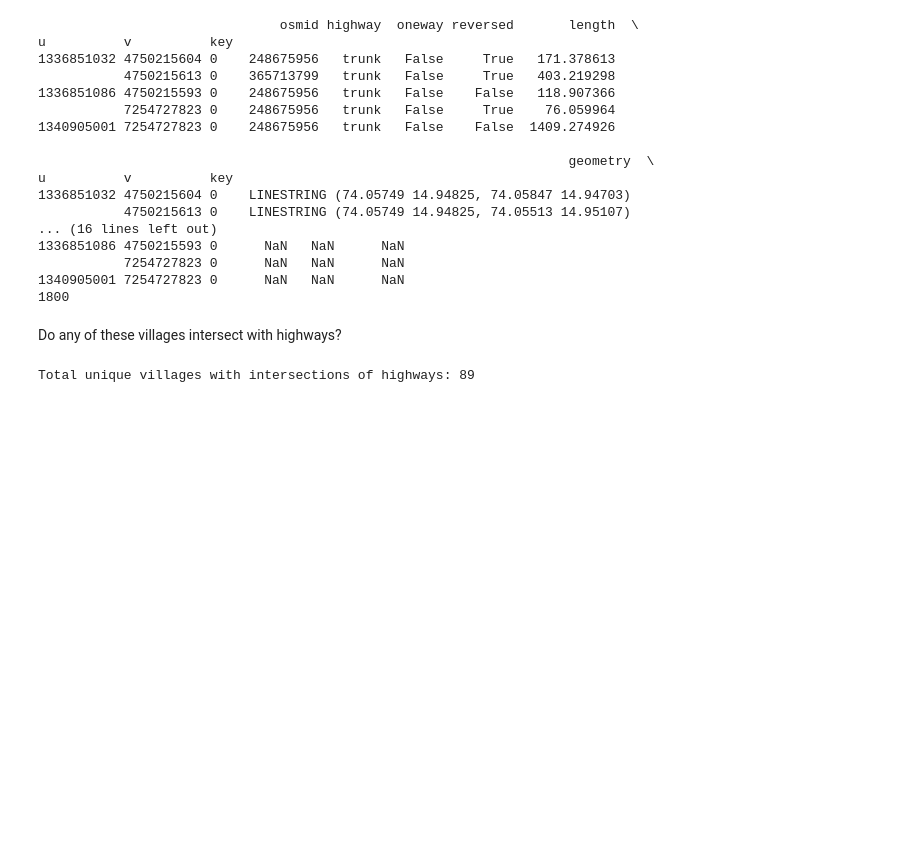
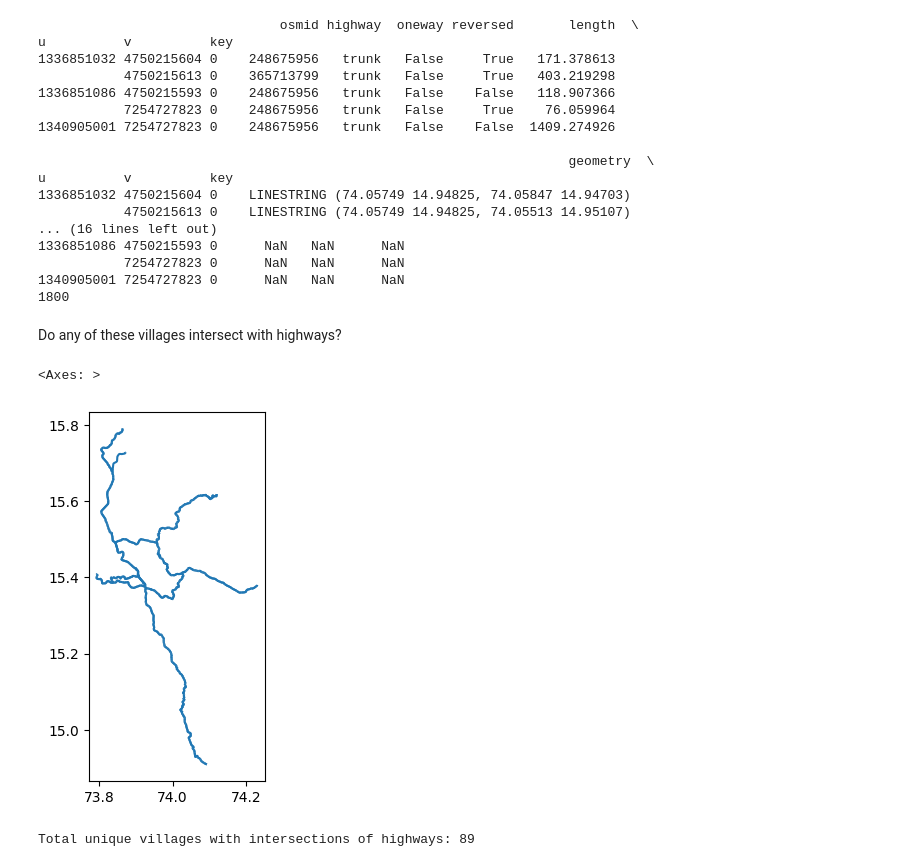
Before and after one commit to anupamsobti/geospatial-machine-learning, a Jupyter notebook: vector-data-types.ipynb, the cells around one changed output. Saved outputs shown, nothing was run; the diff lists cells and outputs as text; code cells hidden in the pictures; blank space fills up the shorter version.

```diff
--- a/vector-data-types.ipynb
+++ b/vector-data-types.ipynb
@@ -325,6 +310,11 @@ u          v          key
 1800
 # %% [markdown]
 Do any of these villages intersect with highways?
+# %%
+national_highways.plot()
+# %% [output]
+<Axes: >
+[figure, added]
 # %%
 # Ensure both GeoDataFrames have the same CRS
 village_boundaries = village_boundaries.to_crs(national_highways.crs)
```
Also changed, not shown: parts of 12 cells of this notebook.
